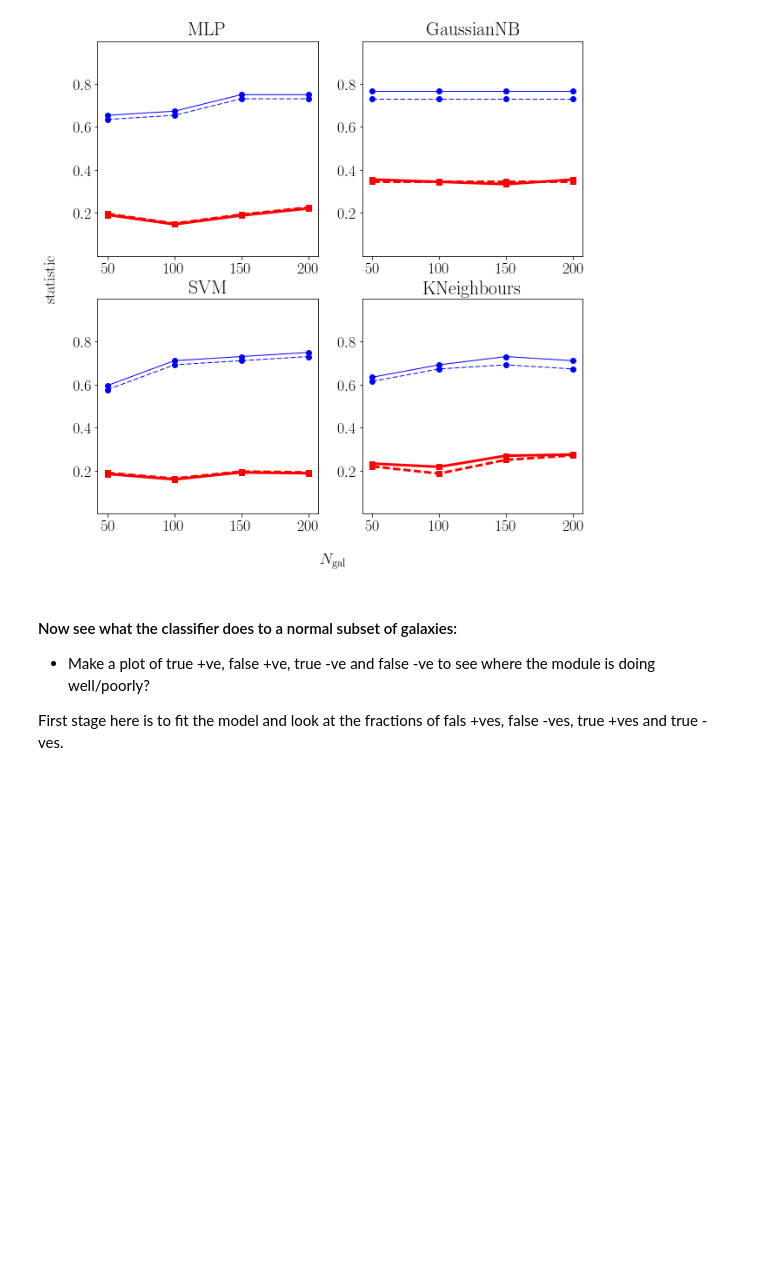
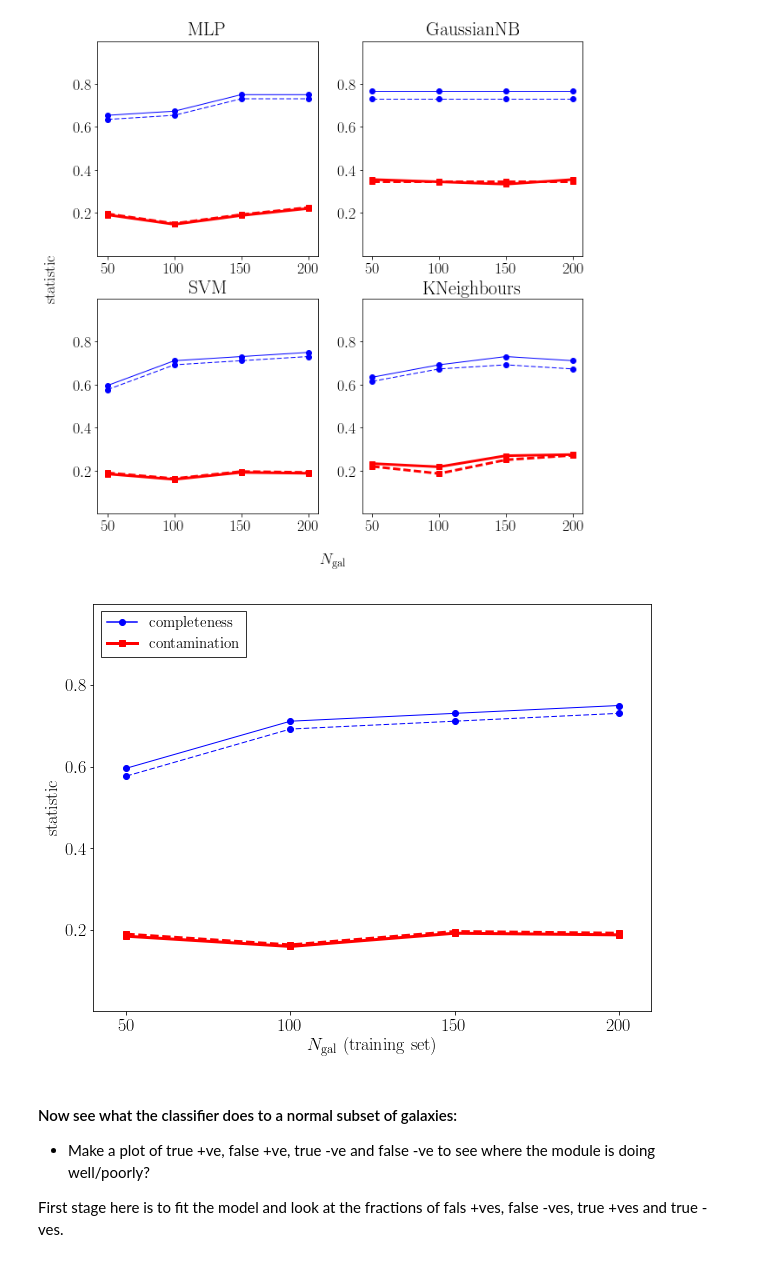
Before and after one commit to RossHart/sparcfire, a Jupyter notebook: panoptes_project/machine_learning.ipynb, the cells around one changed output. Drawn from its saved outputs; the diff is of its cells as text; code cells hidden in the pictures; blank space fills up the shorter version.

```diff
--- a/panoptes_project/machine_learning.ipynb
+++ b/panoptes_project/machine_learning.ipynb
@@ -438,6 +464,32 @@ axarr[-1].plot([],[],'rs-',lw=3,label='contamination')
 # %% [output]
 [<matplotlib.lines.Line2D at 0x...>]
 [figure]
+# %%
+# Paper figure!
+X, y, chi_mask = ArcTable(arc_table_spotted).as_array()
+Xy_split = ArcTable(arc_table_spotted).galaxy_split(X,y,chi_mask,
+                                                    random_state=2)
+
+clf = classifiers[2]
+
+fig = plt.figure(figsize=(10,7.5))
+ax = plt.subplot(111)
+
+_ = ClassifyXy(Xy_split).fit_by_Ngals(clf,ax,chi_mask=False)
+_ = ClassifyXy(Xy_split).fit_by_Ngals(clf,ax,chi_mask=True,linestyle='--')
+
+_ = ax.set_ylabel('statistic')
+_ = ax.set_xlabel('$N_\mathrm{gal}$ (training set)')
+_ = ax.set_xticks([50,100,150,200])
+_ = ax.set_xlim(40,210)
+
+_ = ax.plot([],[],'bo-',label='completeness')
+_ = ax.plot([],[],'rs-',lw=3,label='contamination')
+_ = ax.legend(loc='upper left',fancybox=False,edgecolor='k',fontsize=15)
+
+fig.savefig('../paper_figures/svm_performance.pdf')
+# %% [output]
+[figure, added]
 # %% [markdown]
 #### Now see what the classifier does to a normal subset of galaxies:
 
```
Also changed, not shown: parts of 10 cells of this notebook, 10 other files.
